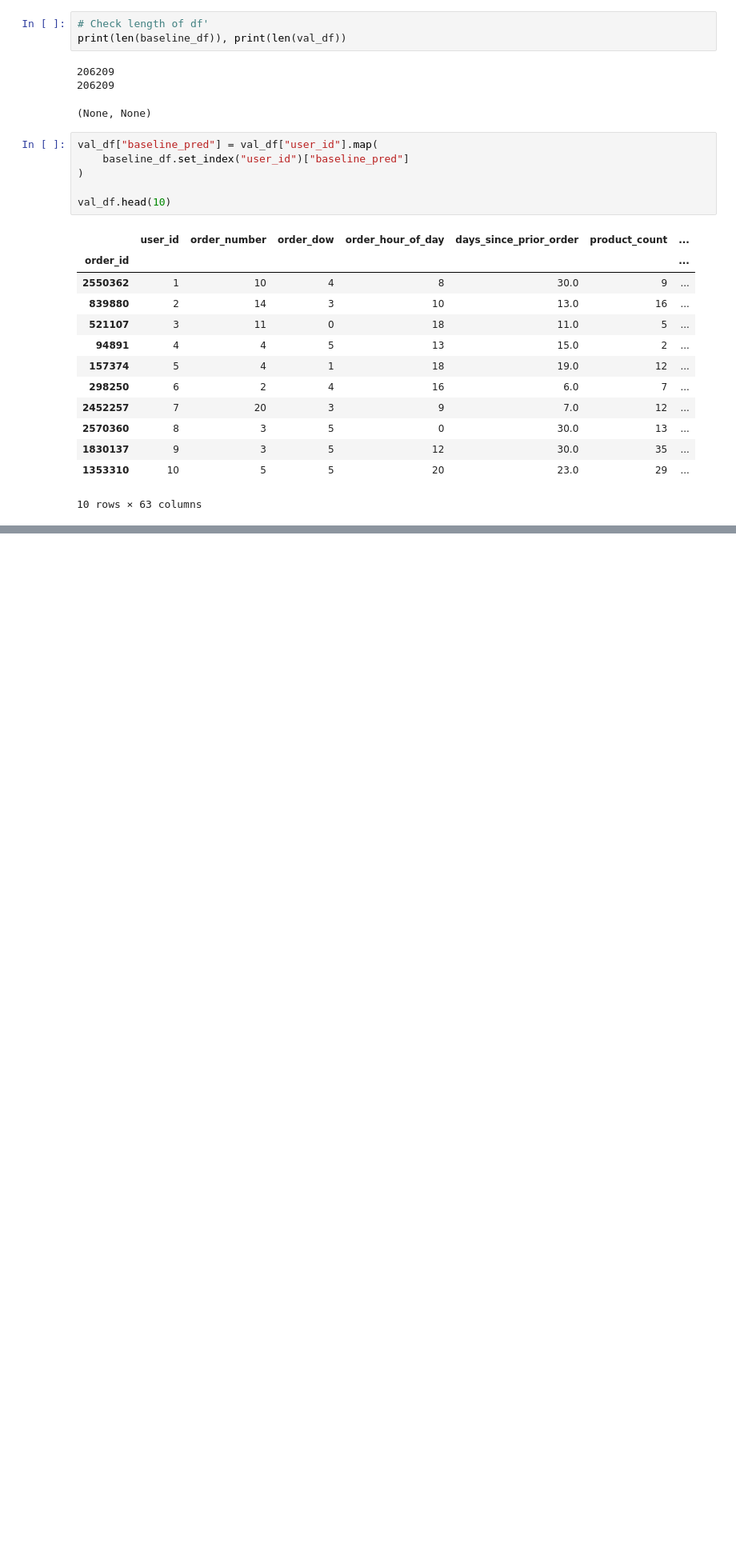
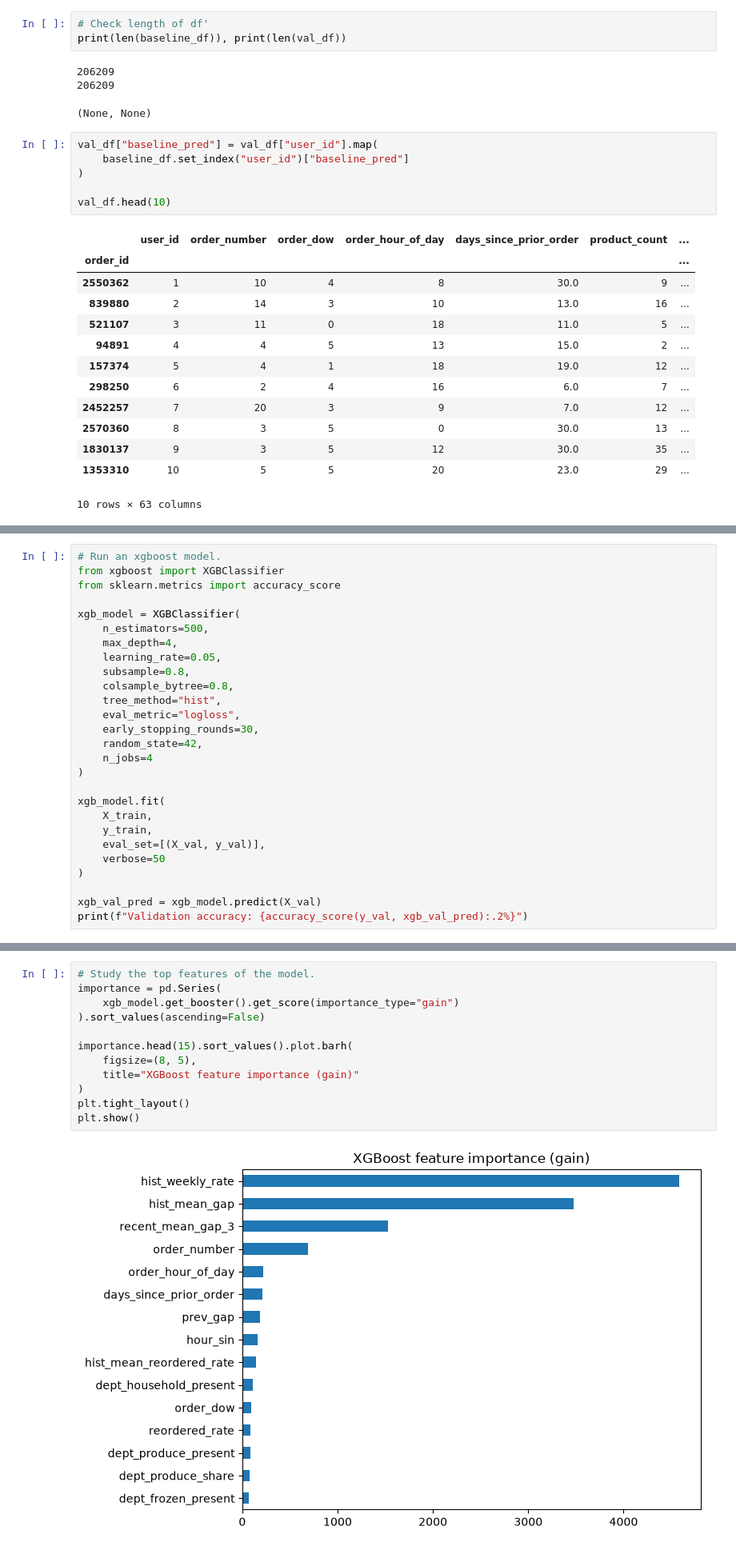
Before and after one commit to blottb7/instacart, a Jupyter notebook: notebooks/02_full_data/ben_full_data_modeling_2.ipynb, the cells around one changed output, grey strips where cells are left out. Shown at 80% size. Cells and saved outputs as stored; diff of their text form; blank space fills up the shorter version.

Commit message:
XGBoost model built. Components explored.

```diff
--- a/notebooks/02_full_data/ben_full_data_modeling_2.ipynb
+++ b/notebooks/02_full_data/ben_full_data_modeling_2.ipynb
@@ -325,0 +465,27 @@ np.float64(0.7052892938717514)
+# %%
+# Run an xgboost model.
+from xgboost import XGBClassifier
+from sklearn.metrics import accuracy_score
+
+xgb_model = XGBClassifier(
+    n_estimators=500,
+    max_depth=4,
+    learning_rate=0.05,
+    subsample=0.8,
+    colsample_bytree=0.8,
+    tree_method="hist",
+    eval_metric="logloss",
+    early_stopping_rounds=30,
+    random_state=42,
+    n_jobs=4
+)
+
+xgb_model.fit(
+    X_train,
+    y_train,
+    eval_set=[(X_val, y_val)],
+    verbose=50
+)
+
+xgb_val_pred = xgb_model.predict(X_val)
+print(f"Validation accuracy: {accuracy_score(y_val, xgb_val_pred):.2%}")
@@ -325,0 +505,14 @@ np.float64(0.7052892938717514)
+# %%
+# Study the top features of the model.
+importance = pd.Series(
+    xgb_model.get_booster().get_score(importance_type="gain")
+).sort_values(ascending=False)
+
+importance.head(15).sort_values().plot.barh(
+    figsize=(8, 5),
+    title="XGBoost feature importance (gain)"
+)
+plt.tight_layout()
+plt.show()
+# %% [output]
+[figure, added]
```
Also changed, not shown: parts of 14 cells of this notebook.
